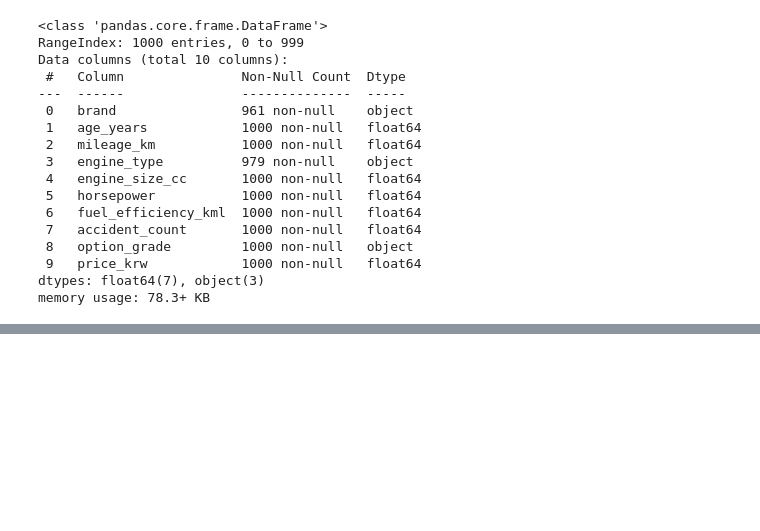
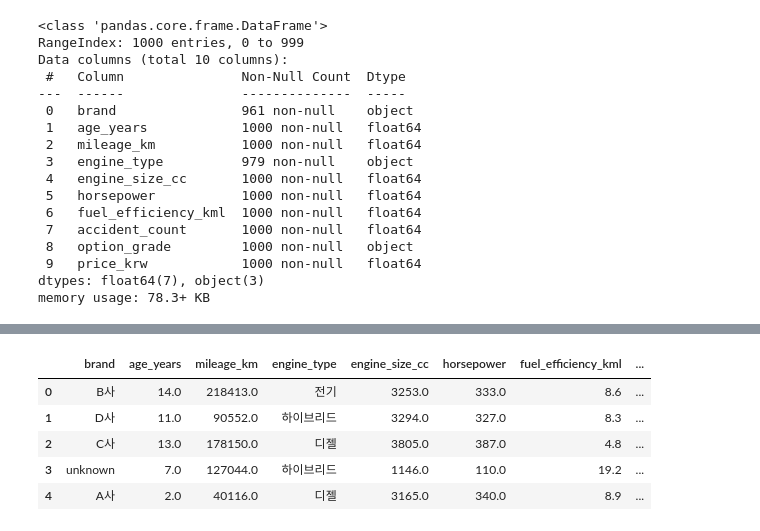
Before and after one commit to Njeon3091/AICE_study, a Jupyter notebook: Epass_1.ipynb, the cells around one changed output, grey strips where cells are left out. Drawn from its saved outputs; the diff is of its cells as text; code cells hidden in the pictures; blank space fills up the shorter version.

```diff
--- a/Epass_1.ipynb
+++ b/Epass_1.ipynb
@@ -213,0 +232,9 @@ memory usage: 78.3+ KB
+# %%
+car_df.head()
+# %% [output]
+|  | brand | age_years | mileage_km | engine_type | engine_size_cc | horsepower | fuel_efficiency_kml | ... |
+| 0 | B사 | 14.0 | 218413.0 | 전기 | 3253.0 | 333.0 | 8.6 | ... |
+| 1 | D사 | 11.0 | 90552.0 | 하이브리드 | 3294.0 | 327.0 | 8.3 | ... |
+| 2 | C사 | 13.0 | 178150.0 | 디젤 | 3805.0 | 387.0 | 4.8 | ... |
+| 3 | unknown | 7.0 | 127044.0 | 하이브리드 | 1146.0 | 110.0 | 19.2 | ... |
+| 4 | A사 | 2.0 | 40116.0 | 디젤 | 3165.0 | 340.0 | 8.9 | ... |
```
Also changed, not shown: parts of 12 cells of this notebook.
